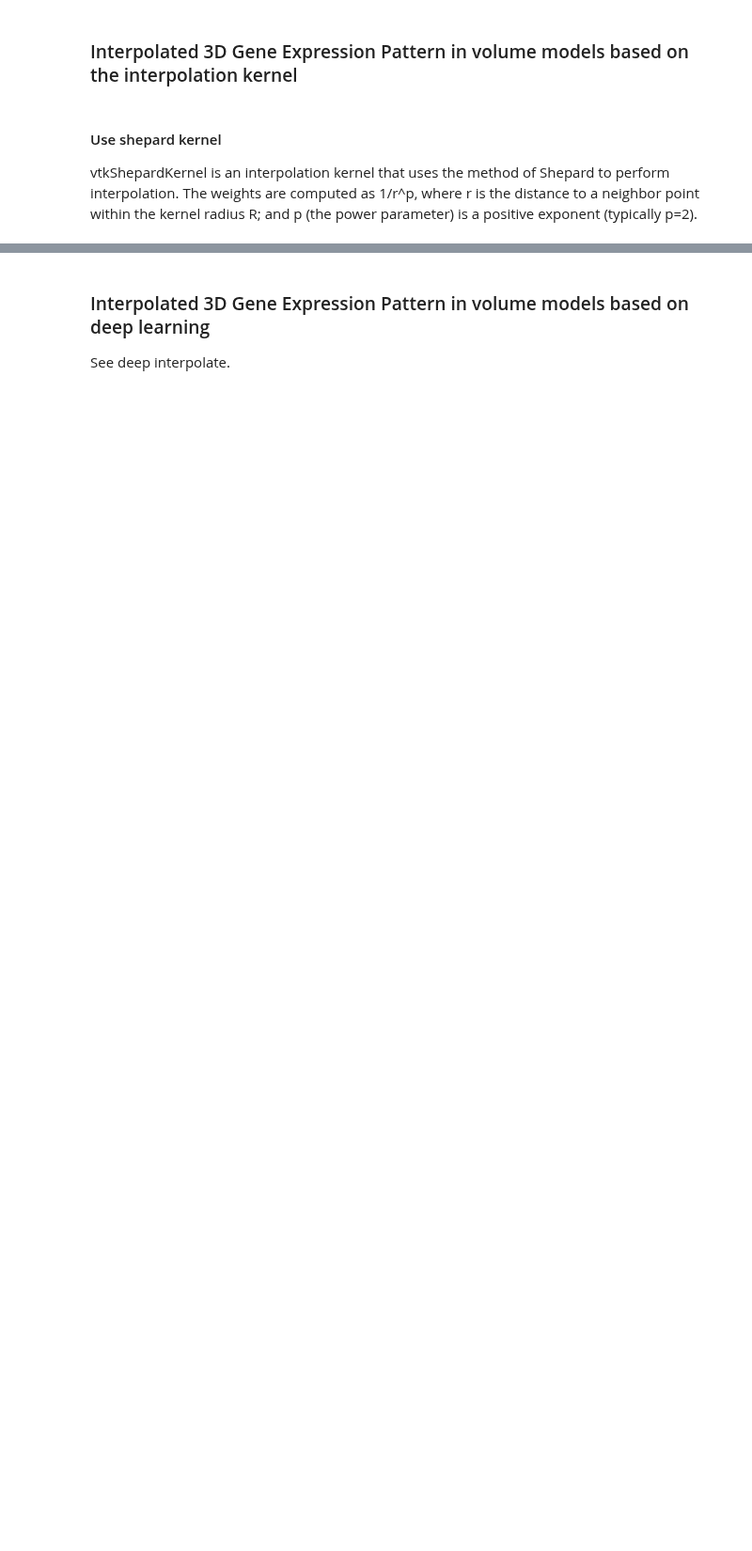
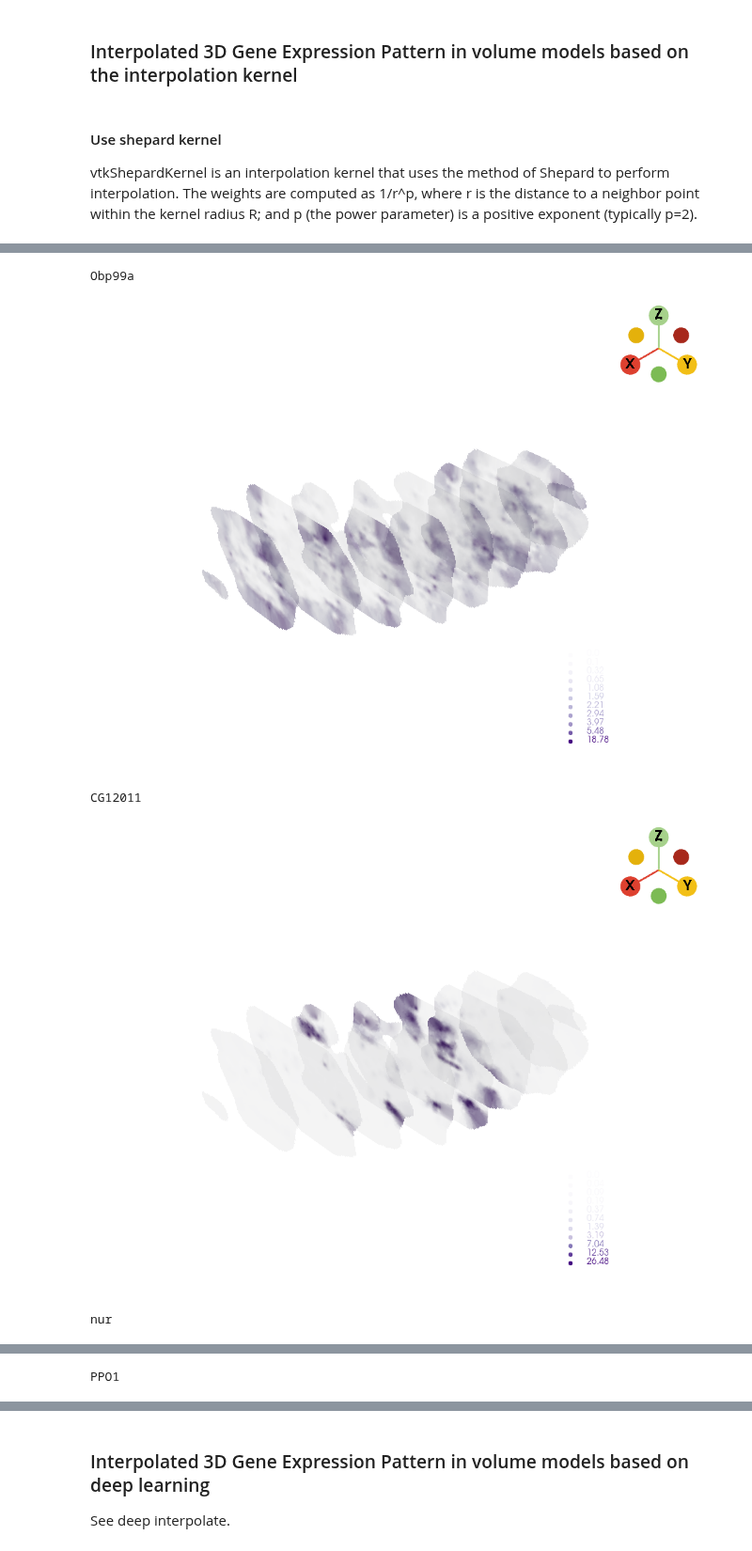
Before and after one commit to aristoteleo/spateo-notebooks, a Jupyter notebook: three_dims_reconstruction/6_gene_expression_pattern_in_3D.ipynb, the cells around one changed output, grey strips where cells are left out. Shown at 94% size. Saved outputs shown, nothing was run; the diff lists cells and outputs as text; code cells hidden in the pictures; blank space fills up the shorter version.

```diff
--- a/three_dims_reconstruction/6_gene_expression_pattern_in_3D.ipynb
+++ b/three_dims_reconstruction/6_gene_expression_pattern_in_3D.ipynb
@@ -181,0 +99,3 @@ Contains arrays :
+# %%
+slices_model = st.tl.tdr.three_d_slice(model=interpolate_voxel, axis="x", n_slices=10, method="axis")
+print(slices_model[0].point_data)
@@ -181,0 +123,12 @@ Contains arrays :
+# %%
+for gene in marker_genes:
+    print(gene)
+    st.pl.three_d_plot(model=slices_model, key=gene, jupyter="static", off_screen=True)
+    st.pl.three_d_plot(model=slices_model, key=gene, jupyter=False, off_screen=True,
+                       filename=os.path.join(save_cellbin_tdr_image_folder, f"{gene}_shepard_kernel_slicing.tiff"))
+# %% [output]
+Obp99a
+[figure, added]
+CG12011
+[figure, added]
+nur
@@ -181,0 +136 @@ Contains arrays :
+PPO1
```
Also changed, not shown: parts of 16 cells of this notebook, 1 other file.
